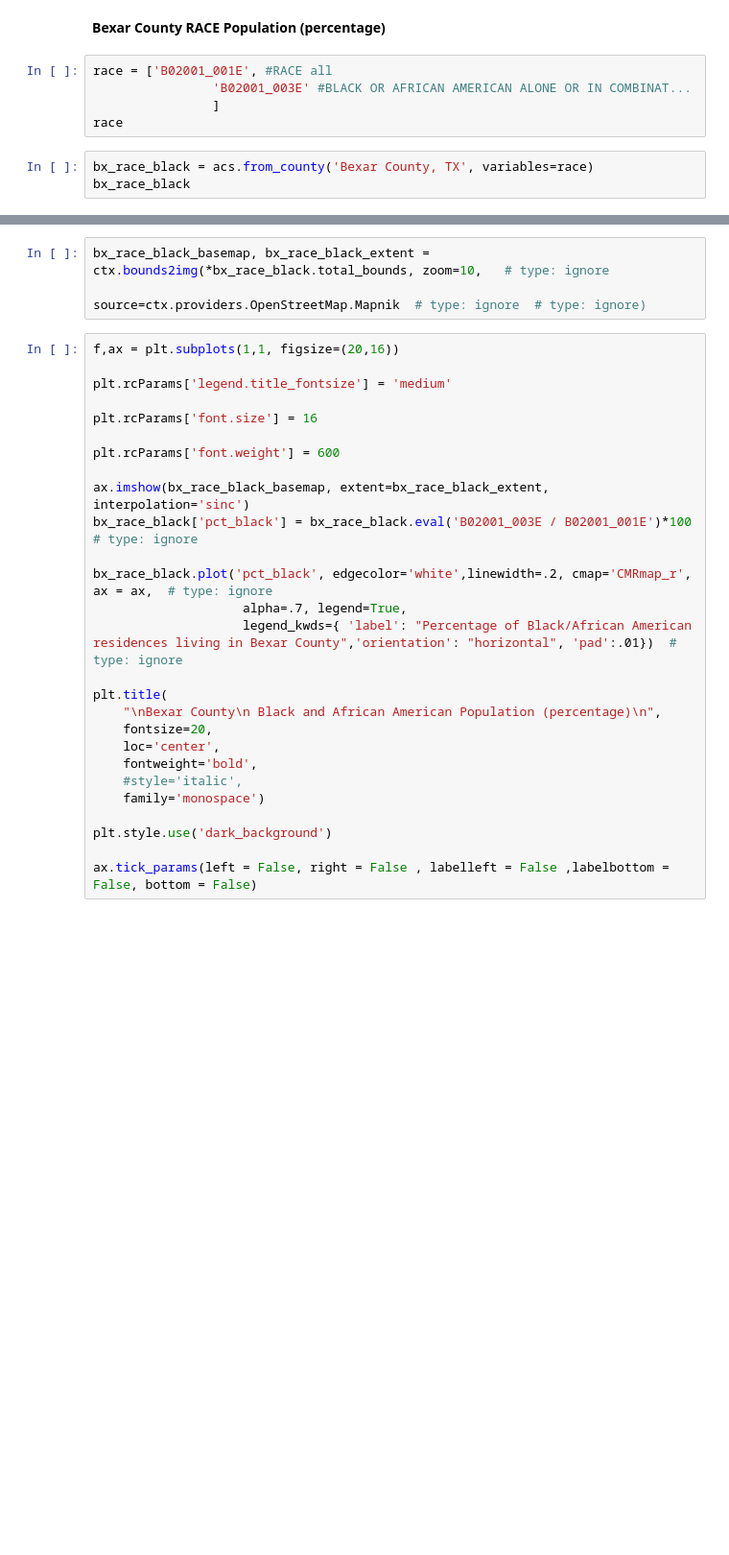
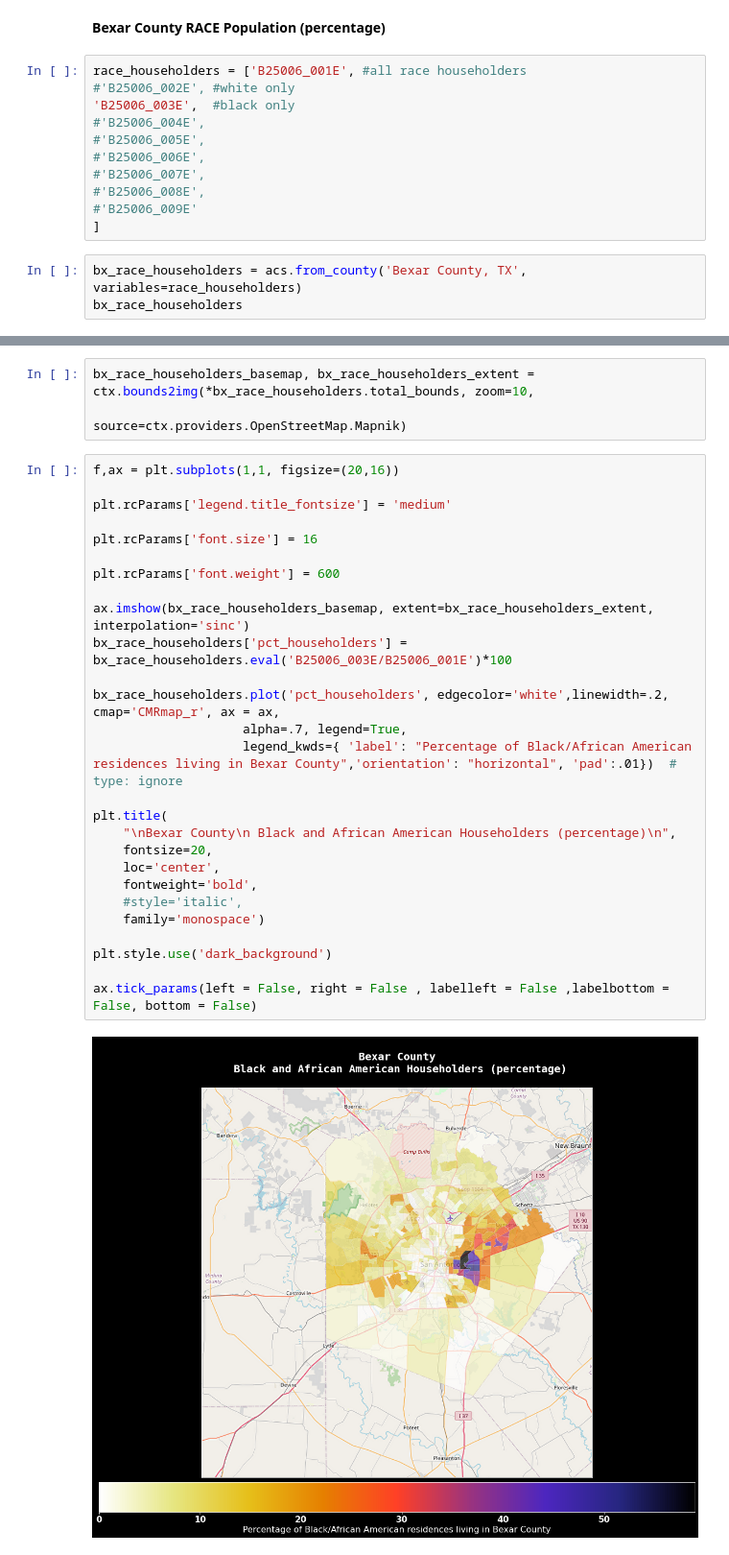
Before and after one commit to dianita956/Maps, a Jupyter notebook: Bexar County Black and African American Homeowners (percentage)-Copy1.ipynb, the cells around one changed output, grey strips where cells are left out. Shown: that part at 96% size. Saved outputs shown, nothing was run; the diff lists cells and outputs as text; blank space fills up the shorter version.

```diff
--- a/Bexar County Black and African American Homeowners (percentage)-Copy1.ipynb
+++ b/Bexar County Black and African American Homeowners (percentage)-Copy1.ipynb
@@ -44,10 +55,16 @@ print('Shape: ', bx_df.shape)
 # %% [markdown]
 **Bexar County RACE Population (percentage)**
 # %%
-race = ['B02001_001E', #RACE all
-                'B02001_003E' #BLACK OR AFRICAN AMERICAN ALONE OR IN COMBINAT...
-                ]
-race
+race_householders = ['B25006_001E',	#all race householders
+#'B25006_002E',	#white only
+'B25006_003E',	#black only
+#'B25006_004E',
+#'B25006_005E',
+#'B25006_006E',
+#'B25006_007E',
+#'B25006_008E',
+#'B25006_009E'
+]
 # %%
-bx_race_black = acs.from_county('Bexar County, TX', variables=race)
-bx_race_black
+bx_race_householders = acs.from_county('Bexar County, TX', variables=race_householders)
+bx_race_householders
@@ -54,30 +85,32 @@ bx_race_black
 # %%
-bx_race_black_basemap, bx_race_black_extent = ctx.bounds2img(*bx_race_black.total_bounds, zoom=10,   # type: ignore
-                                            source=ctx.providers.OpenStreetMap.Mapnik  # type: ignore  # type: ignore)
+bx_race_householders_basemap, bx_race_householders_extent = ctx.bounds2img(*bx_race_householders.total_bounds, zoom=10,
+                                            source=ctx.providers.OpenStreetMap.Mapnik)
 # %%
 f,ax = plt.subplots(1,1, figsize=(20,16))
 
 plt.rcParams['legend.title_fontsize'] = 'medium'
 
 plt.rcParams['font.size'] = 16
 
 plt.rcParams['font.weight'] = 600
 
-ax.imshow(bx_race_black_basemap, extent=bx_race_black_extent, interpolation='sinc')
-bx_race_black['pct_black'] = bx_race_black.eval('B02001_003E / B02001_001E')*100  # type: ignore
+ax.imshow(bx_race_householders_basemap, extent=bx_race_householders_extent, interpolation='sinc')
+bx_race_householders['pct_householders'] = bx_race_householders.eval('B25006_003E/B25006_001E')*100
 
-bx_race_black.plot('pct_black', edgecolor='white',linewidth=.2, cmap='CMRmap_r', ax = ax,  # type: ignore
+bx_race_householders.plot('pct_householders', edgecolor='white',linewidth=.2, cmap='CMRmap_r', ax = ax,
                     alpha=.7, legend=True,
                     legend_kwds={ 'label': "Percentage of Black/African American residences living in Bexar County",'orientation': "horizontal", 'pad':.01})  # type: ignore
 
 plt.title(
-    "\nBexar County\n Black and African American Population (percentage)\n",
+    "\nBexar County\n Black and African American Householders (percentage)\n",
     fontsize=20,
     loc='center',
     fontweight='bold',
     #style='italic',
     family='monospace')
 
 plt.style.use('dark_background')
 
 ax.tick_params(left = False, right = False , labelleft = False ,labelbottom = False, bottom = False)
+# %% [output]
+[figure, added]
```
Also changed, not shown: parts of 5 cells of this notebook.
